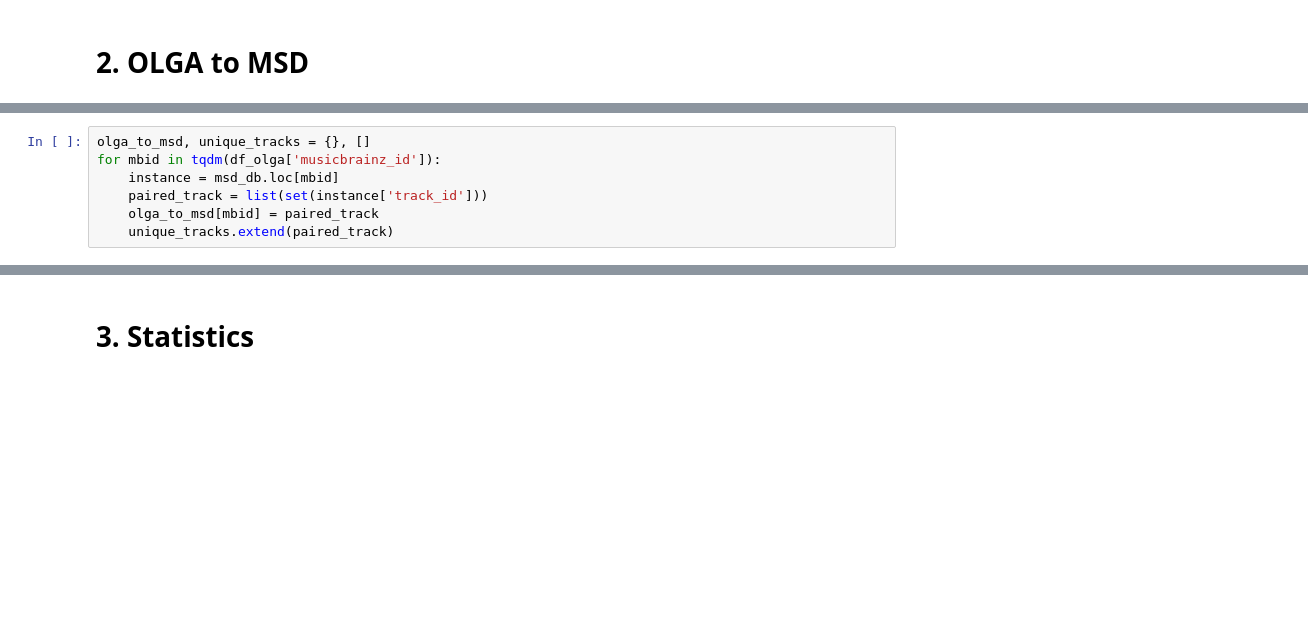
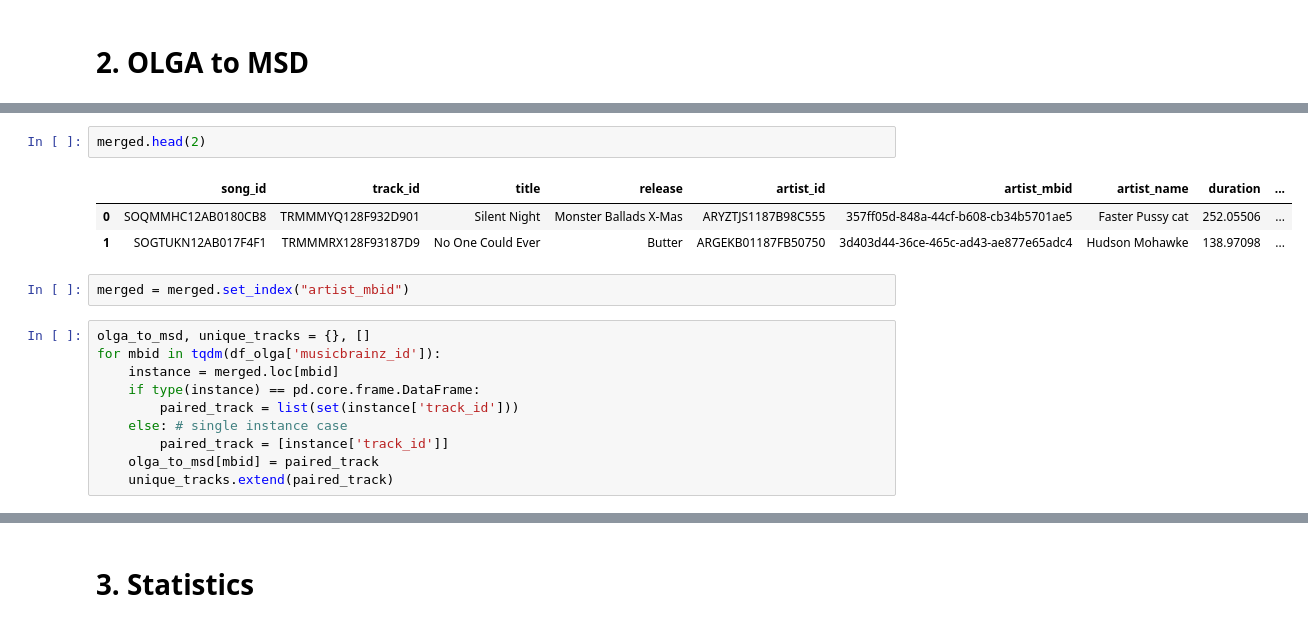
Before and after one commit to seungheondoh/olga-msd, a Jupyter notebook: mapping.ipynb, the cells around one changed output, grey strips where cells are left out. Saved outputs shown, nothing was run; the diff lists cells and outputs as text; blank space fills up the shorter version.

```diff
--- a/mapping.ipynb
+++ b/mapping.ipynb
@@ -36,8 +73,19 @@ df_olga.head(2)
+# %%
+merged.head(2)
+# %% [output]
+|  | song_id | track_id | title | release | artist_id | artist_mbid | artist_name | duration | ... |
+| 0 | SOQMMHC12AB0180CB8 | TRMMMYQ128F932D901 | Silent Night | Monster Ballads X-Mas | ARYZTJS1187B98C555 | 357ff05d-848a-44cf-b608-cb34b5701ae5 | Faster Pussy cat | 252.05506 | ... |
+| 1 | SOGTUKN12AB017F4F1 | TRMMMRX128F93187D9 | No One Could Ever | Butter | ARGEKB01187FB50750 | 3d403d44-36ce-465c-ad43-ae877e65adc4 | Hudson Mohawke | 138.97098 | ... |
+# %%
+merged = merged.set_index("artist_mbid")
 # %%
 olga_to_msd, unique_tracks = {}, []
 for mbid in tqdm(df_olga['musicbrainz_id']):
-    instance = msd_db.loc[mbid]
-    paired_track = list(set(instance['track_id']))
+    instance = merged.loc[mbid]
+    if type(instance) == pd.core.frame.DataFrame:
+        paired_track = list(set(instance['track_id']))
+    else: # single instance case
+        paired_track = [instance['track_id']]
     olga_to_msd[mbid] = paired_track
     unique_tracks.extend(paired_track)
 # %%
```
Also changed, not shown: parts of 13 cells of this notebook, 1 other file.
